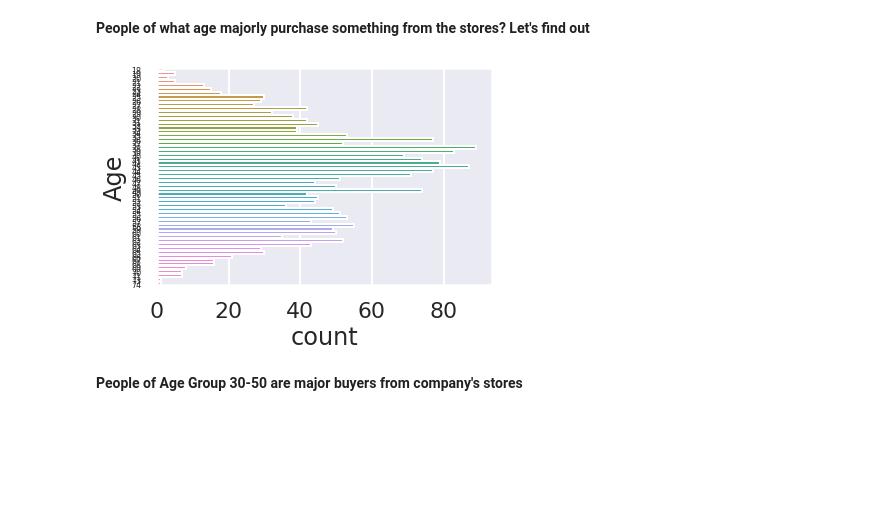
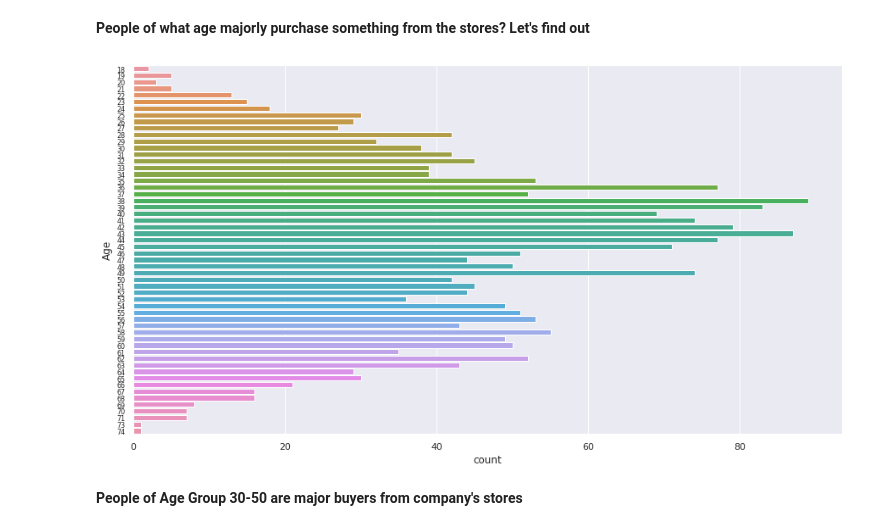
Before and after one commit to ashishakkumar/centerhears_internship, a Jupyter notebook: chears-internship-task.ipynb, the cells around one changed output. Saved outputs shown, nothing was run; the diff lists cells and outputs as text; code cells hidden in the pictures; blank space fills up the shorter version.

```diff
--- a/chears-internship-task.ipynb
+++ b/chears-internship-task.ipynb
@@ -126,6 +126,7 @@ sns.set_style('whitegrid')
 g=sns.barplot(y=consumable_products_total.values,x=consumable_products_total.index,hue = ['Wines','Fruits','Meat Products','Fish Products','Sweet Products','Gold Products'],palette='viridis')
 plt.title('Products consumed by customer')
 plt.xticks(rotation =60)
+sns.set(rc = {'figure.figsize':(15,8)})
 g.set_xticklabels(['Wines','Fruits','Meat Products','Fish Products','Sweet Products','Gold Products'])
 plt.show()
 # %% [output]
@@ -161,6 +162,7 @@ Percentage of customers purchasing something from store when there is a discount
 JuneDA['total_purchases']=JuneDA['NumWebPurchases']+JuneDA['NumStorePurchases']
 sns.set_palette('RdBu')
 sns.set_context('poster')
+sns.set(rc = {'figure.figsize':(15,8)})
 total_purchases = JuneDA[JuneDA['Income']<100000]
 g=sns.scatterplot(x=total_purchases['Income'],y=JuneDA['total_purchases'],hue=JuneDA['total_purchases'],palette='rocket')
 plt.setp(g.get_legend().get_texts(), fontsize='15') # for legend text
@@ -187,6 +189,7 @@ Percentage of people buying from the online store who visited the website = 74.1
 NumberOfDays= JuneDA['Recency'].value_counts()
 sns.set_style('darkgrid')
 sns.set_palette('PRGn')
+sns.set(rc = {'figure.figsize':(15,8)})
 g =sns.scatterplot(y=NumberOfDays.values,x=NumberOfDays.index,hue=NumberOfDays.index,palette='mako')
 g.set(xlabel = "Number of Days since customer's last purchase", ylabel = "Number of Customers")
 # %% [output]
@@ -200,15 +203,16 @@ g.set(xlabel = "Number of Days since customer's last purchase", ylabel = "Number
 # %%
 
 #As the data is from 2012-2014,to minimise errors, we will consider the year for age calculation as 2013-14
 
 JuneDA['Age'] = 2014- JuneDA['Year_Birth']
 
 JuneDA['Age'].value_counts()
+sns.set(rc = {'figure.figsize':(15,8)})
 sns.countplot(y=JuneDA['Age'][JuneDA['Age']<80])#removing outliers
 plt.yticks(fontsize=8)
 plt.show()
 # %% [output]
-[figure, old version]
+[figure, new version]
 # %% [markdown]
 **People of Age Group 30-50 are major buyers from company's stores**
 # %% [markdown]
```
Also changed, not shown: parts of 3 cells of this notebook.
